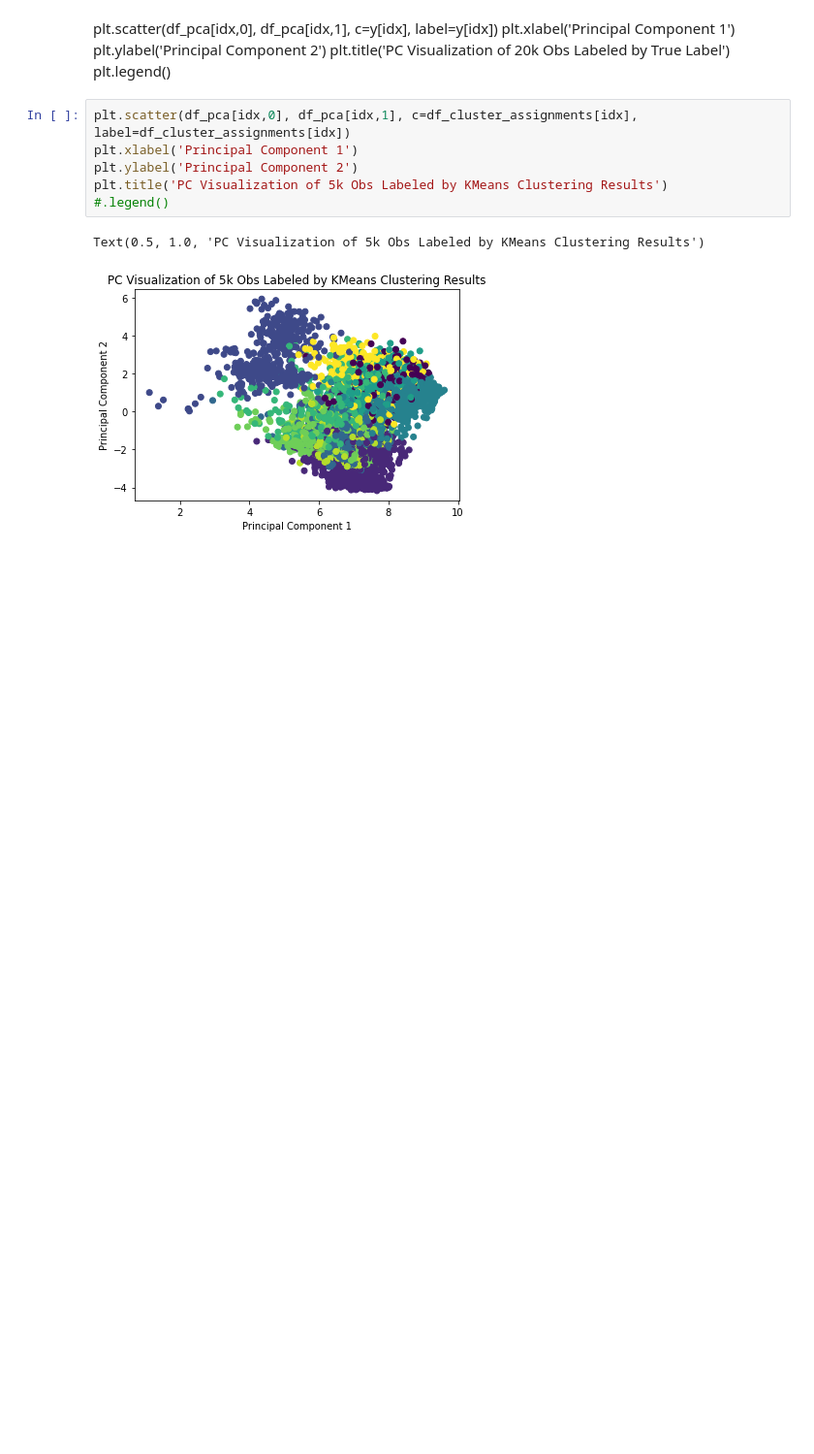
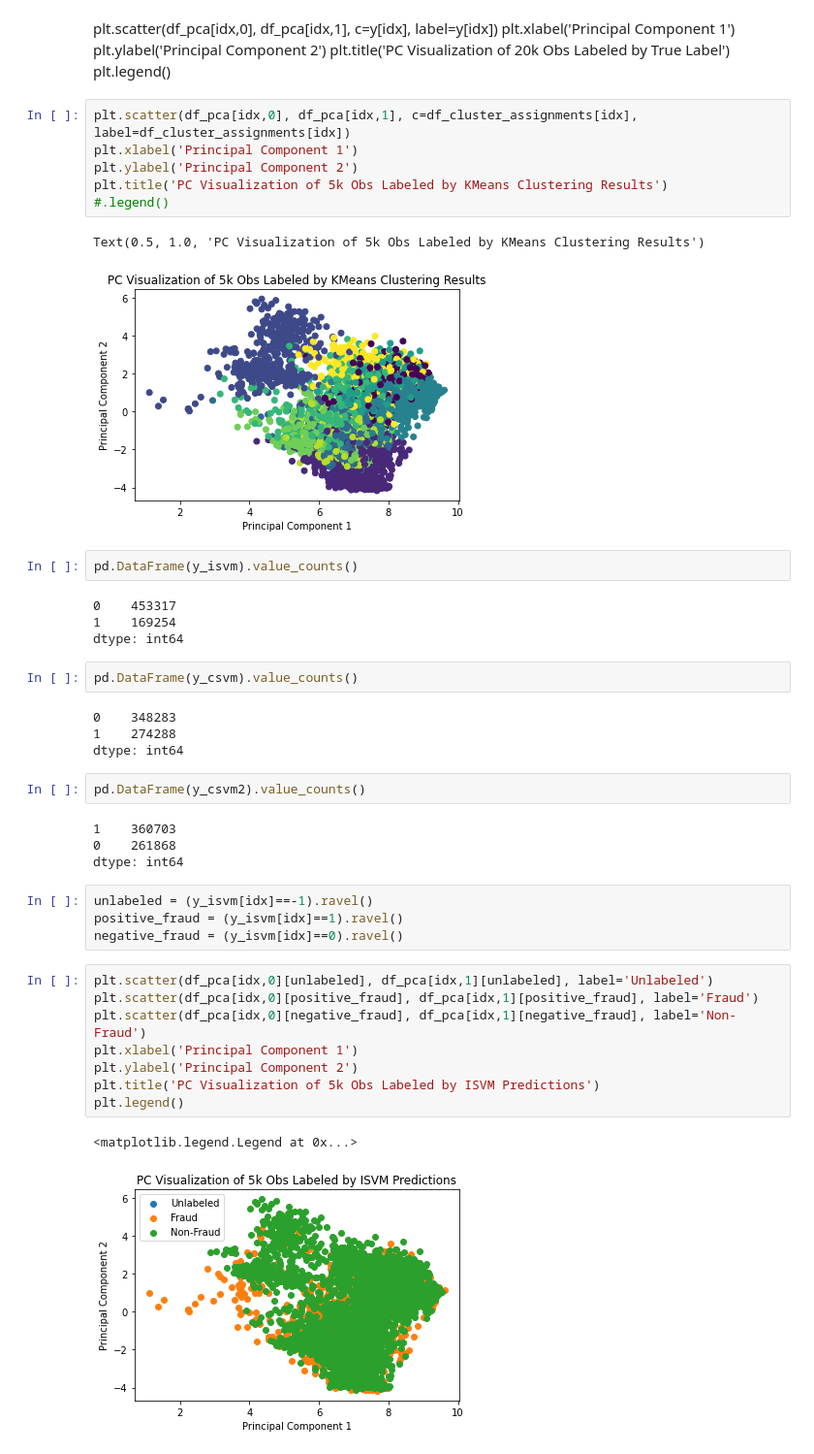
Before and after one commit to robertjprior/Fraud_SSL, a Jupyter notebook: OMSA Core Project - TRANSDUCTIVE LEARNING.ipynb, the cells around one changed output. Shown at 97% size. Drawn from its saved outputs; the diff is of its cells as text; blank space fills up the shorter version.

```diff
--- a/OMSA Core Project - TRANSDUCTIVE LEARNING.ipynb
+++ b/OMSA Core Project - TRANSDUCTIVE LEARNING.ipynb
@@ -1139,3 +1139,36 @@ plt.title('PC Visualization of 5k Obs Labeled by KMeans Clustering Results')
 # %% [output]
 Text(0.5, 1.0, 'PC Visualization of 5k Obs Labeled by KMeans Clustering Results')
 [figure]
+# %%
+pd.DataFrame(y_isvm).value_counts()
+# %% [output]
+0    453317
+1    169254
+dtype: int64
+# %%
+pd.DataFrame(y_csvm).value_counts()
+# %% [output]
+0    348283
+1    274288
+dtype: int64
+# %%
+pd.DataFrame(y_csvm2).value_counts()
+# %% [output]
+1    360703
+0    261868
+dtype: int64
+# %%
+unlabeled = (y_isvm[idx]==-1).ravel()
+positive_fraud = (y_isvm[idx]==1).ravel()
+negative_fraud = (y_isvm[idx]==0).ravel()
+# %%
+plt.scatter(df_pca[idx,0][unlabeled], df_pca[idx,1][unlabeled], label='Unlabeled')
+plt.scatter(df_pca[idx,0][positive_fraud], df_pca[idx,1][positive_fraud], label='Fraud')
+plt.scatter(df_pca[idx,0][negative_fraud], df_pca[idx,1][negative_fraud], label='Non-Fraud')
+plt.xlabel('Principal Component 1')
+plt.ylabel('Principal Component 2')
+plt.title('PC Visualization of 5k Obs Labeled by ISVM Predictions')
+plt.legend()
+# %% [output]
+<matplotlib.legend.Legend at 0x...>
+[figure, added]
```
